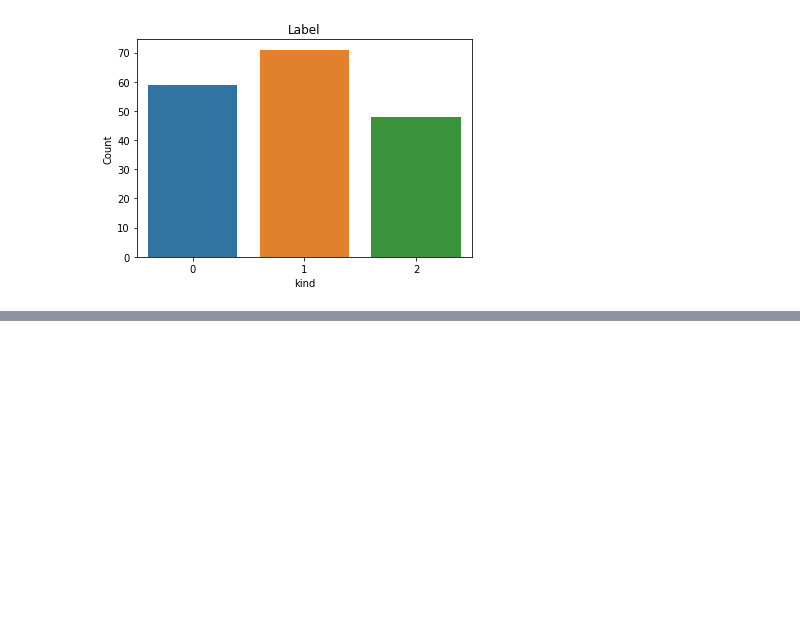
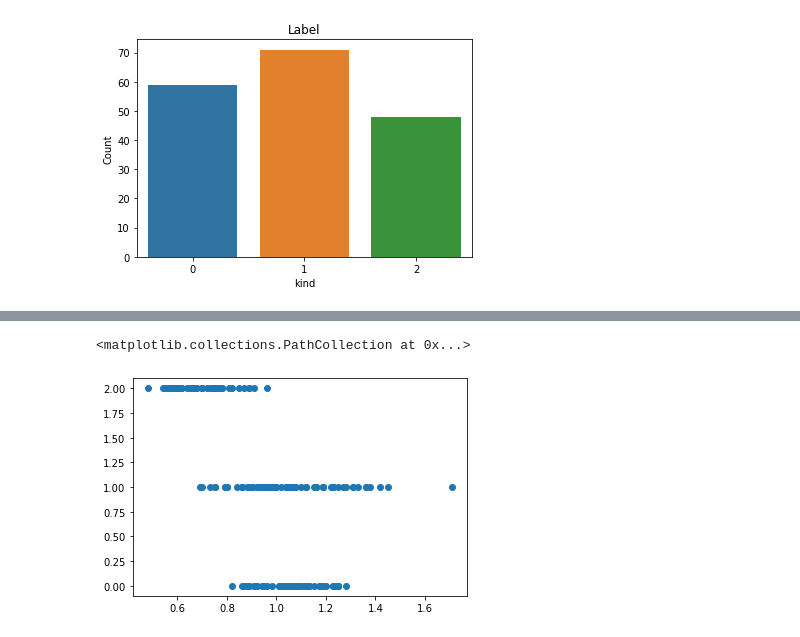
Before and after one commit to g202235409/practice, a Jupyter notebook: 3.10.ipynb, the cells around one changed output, grey strips where cells are left out. Saved outputs shown, nothing was run; the diff lists cells and outputs as text; code cells hidden in the pictures; blank space fills up the shorter version.

```diff
--- a/3.10.ipynb
+++ b/3.10.ipynb
@@ -21,0 +52,5 @@ Text(0.5, 1.0, 'Label')
+# %%
+plt.scatter(totall_data["hue"],totall_data["kind"])
+# %% [output]
+<matplotlib.collections.PathCollection at 0x...>
+[figure, added]
```
Also changed, not shown: parts of 11 cells of this notebook.
